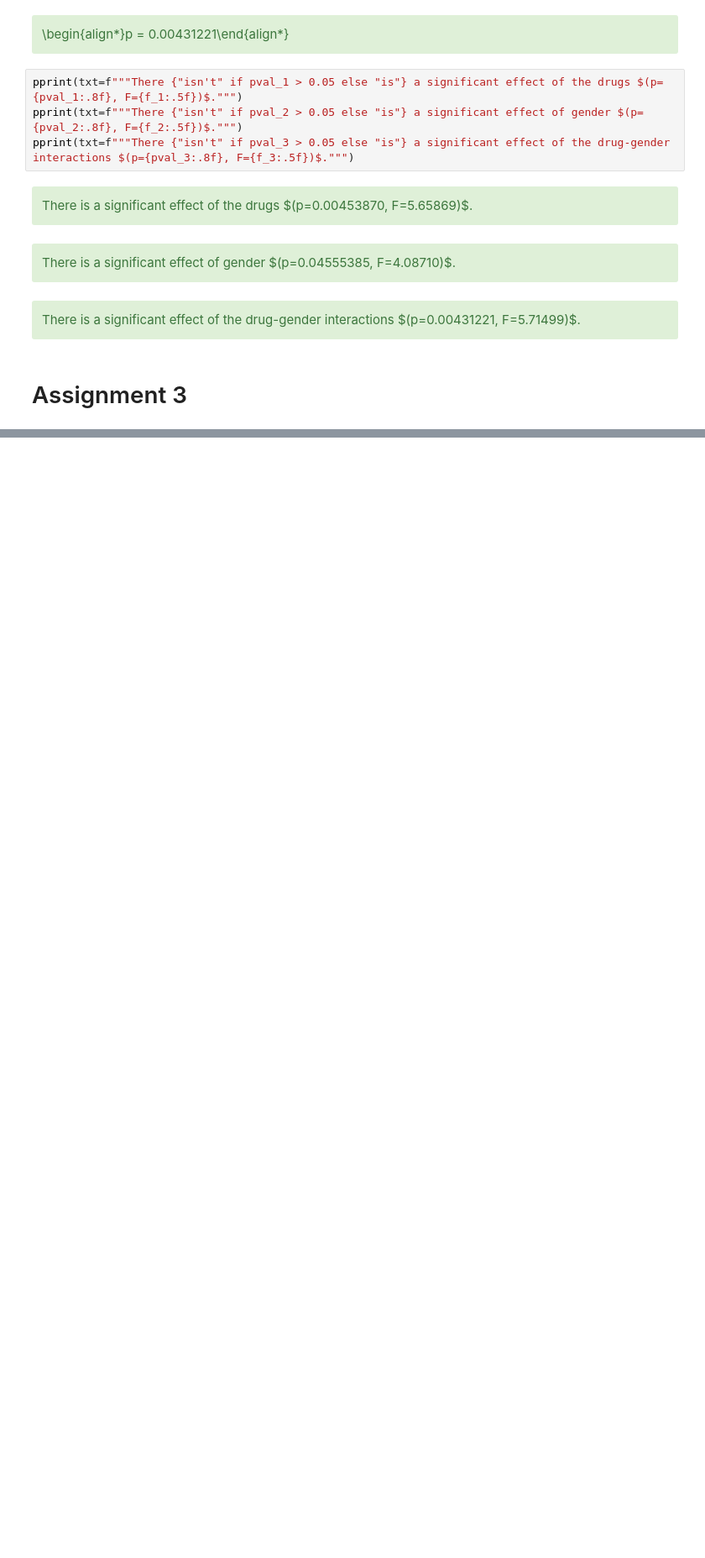
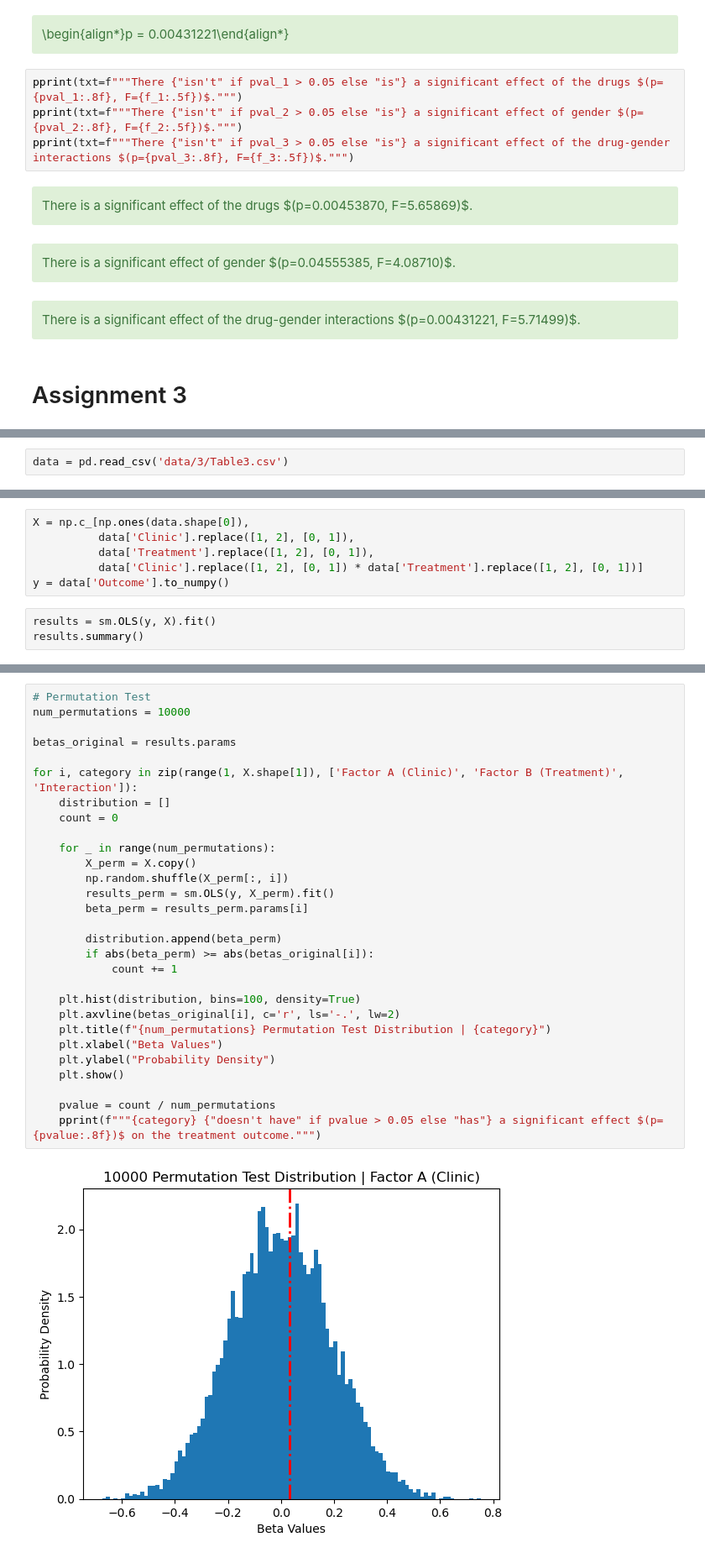
Before and after one commit to pulkitgoyal56/adv-stat, a Jupyter notebook: AdvStat-HW_PulkitGoyal.ipynb, the cells around one changed output, grey strips where cells are left out. Shown at 84% size. Cells and saved outputs as stored; diff of their text form; blank space fills up the shorter version.

```diff
--- a/AdvStat-HW_PulkitGoyal.ipynb
+++ b/AdvStat-HW_PulkitGoyal.ipynb
@@ -884,0 +991,2 @@ There is a significant effect of the drug-gender interactions $(p=0.00431221, F=
+# %%
+data = pd.read_csv('data/3/Table3.csv')
@@ -884,0 +1002,9 @@ There is a significant effect of the drug-gender interactions $(p=0.00431221, F=
+# %%
+X = np.c_[np.ones(data.shape[0]),
+          data['Clinic'].replace([1, 2], [0, 1]),
+          data['Treatment'].replace([1, 2], [0, 1]),
+          data['Clinic'].replace([1, 2], [0, 1]) * data['Treatment'].replace([1, 2], [0, 1])]
+y = data['Outcome'].to_numpy()
+# %%
+results = sm.OLS(y, X).fit()
+results.summary()
@@ -884,0 +1033,31 @@ There is a significant effect of the drug-gender interactions $(p=0.00431221, F=
+# %%
+# Permutation Test
+num_permutations = 10000
+
+betas_original = results.params
+
+for i, category in zip(range(1, X.shape[1]), ['Factor A (Clinic)', 'Factor B (Treatment)', 'Interaction']):
+    distribution = []
+    count = 0
+
+    for _ in range(num_permutations):
+        X_perm = X.copy()
+        np.random.shuffle(X_perm[:, i])
+        results_perm = sm.OLS(y, X_perm).fit()
+        beta_perm = results_perm.params[i]
+
+        distribution.append(beta_perm)
+        if abs(beta_perm) >= abs(betas_original[i]):
+            count += 1
+
+    plt.hist(distribution, bins=100, density=True)
+    plt.axvline(betas_original[i], c='r', ls='-.', lw=2)
+    plt.title(f"{num_permutations} Permutation Test Distribution | {category}")
+    plt.xlabel("Beta Values")
+    plt.ylabel("Probability Density")
+    plt.show()
+
+    pvalue = count / num_permutations
+    pprint(f"""{category} {"doesn't have" if pvalue > 0.05 else "has"} a significant effect $(p={pvalue:.8f})$ on the treatment outcome.""")
+# %% [output]
+[figure, added]
```
Also changed, not shown: parts of 20 cells of this notebook.
